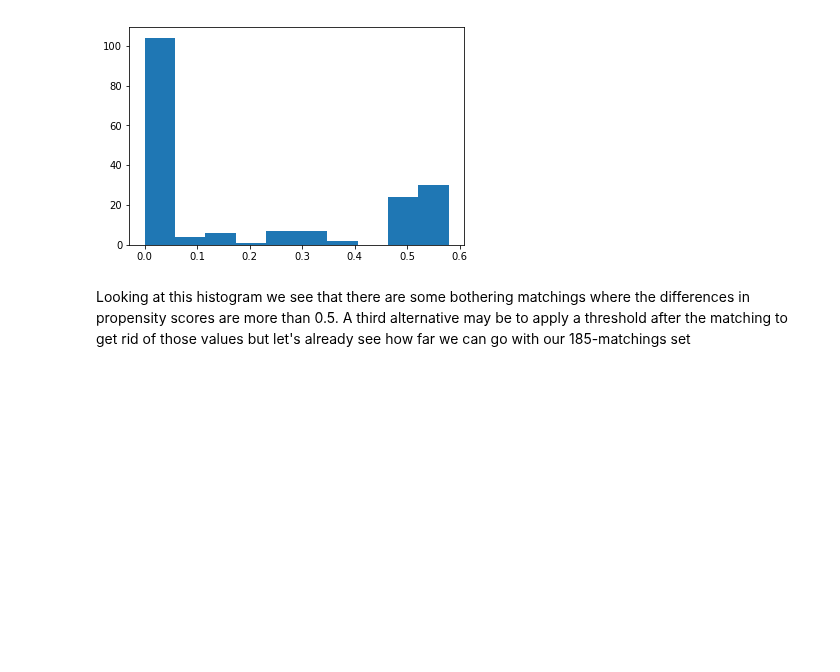
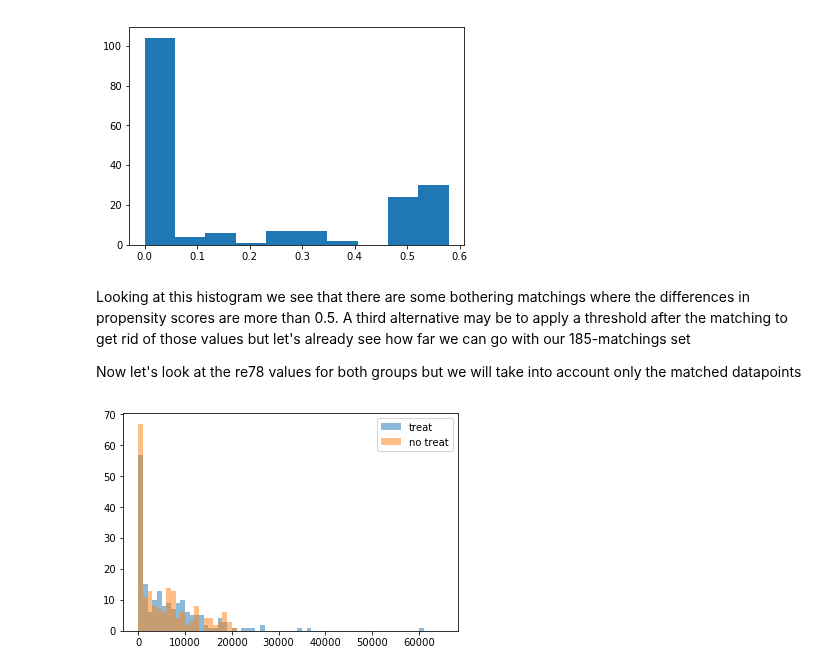
Before and after one commit to Victor-Palacios/epfl_ada, a Jupyter notebook: hw4/hw4_ahmed.ipynb, the cells around one changed output. Drawn from its saved outputs; the diff is of its cells as text; code cells hidden in the pictures; blank space fills up the shorter version.

Commit message:
Did some further analysis on propensity scores

```diff
--- a/hw4/hw4_ahmed.ipynb
+++ b/hw4/hw4_ahmed.ipynb
@@ -353,3 +353,16 @@ plt.hist(propensity_differences_matchings)
 [figure]
 # %% [markdown]
 Looking at this histogram we see that there are some bothering matchings where the differences in propensity scores are more than 0.5. A third alternative may be to apply a threshold after the matching to get rid of those values but let's already see how far we can go with our 185-matchings set
+
+Now let's look at the re78 values for both groups but we will take into account only the matched datapoints
+# %%
+group_treat = [a for (a, b) in matching_propensity_max_card.items() if a < data_treat_propensity.shape[0]]
+group_no_treat = [b for (a, b) in matching_propensity_max_card.items() if a < data_treat_propensity.shape[0]]
+# %%
+bins = np.linspace(0, 65000, 66)
+plt.hist(data_lalonde.loc[group_treat].re78.tolist(), bins, alpha=0.5, label="treat")
+plt.hist(data_lalonde.loc[group_no_treat].re78.tolist(), bins, alpha=0.5, label="no treat")
+plt.legend(loc="upper right")
+plt.show()
+# %% [output]
+[figure, added]
```
Also changed, not shown: parts of 15 cells of this notebook.
